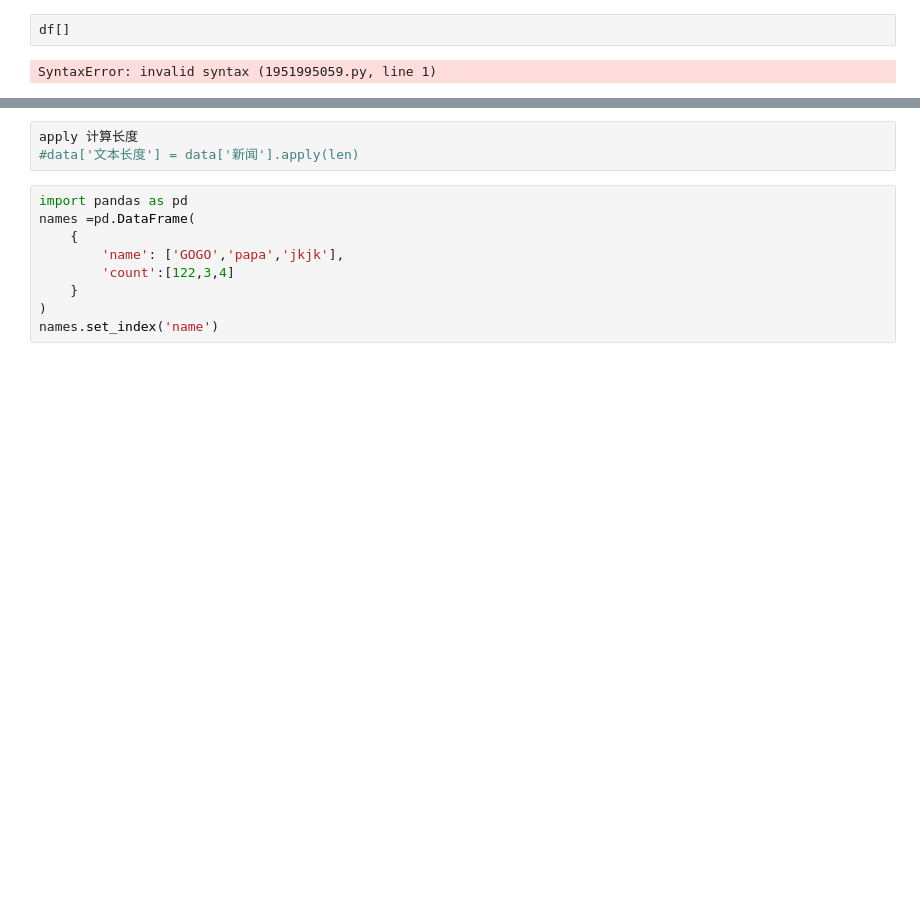
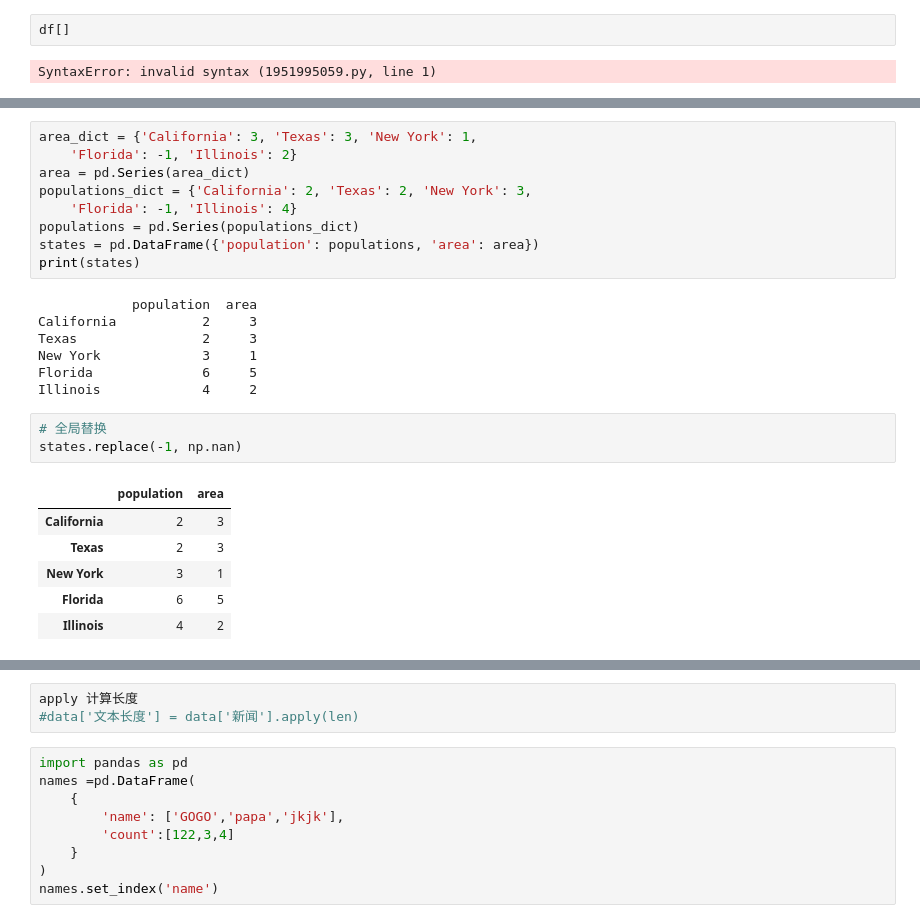
Before and after one commit to ddongzi/data-analysis, a Jupyter notebook: MLcook/Pandas.ipynb, the cells around one changed output, grey strips where cells are left out. Saved outputs shown, nothing was run; the diff lists cells and outputs as text; blank space fills up the shorter version.

```diff
--- a/MLcook/Pandas.ipynb
+++ b/MLcook/Pandas.ipynb
@@ -2118,0 +2337,26 @@ SyntaxError: invalid syntax (1951995059.py, line 1)
+# %%
+area_dict = {'California': 3, 'Texas': 3, 'New York': 1,
+    'Florida': -1, 'Illinois': 2}
+area = pd.Series(area_dict)
+populations_dict = {'California': 2, 'Texas': 2, 'New York': 3,
+    'Florida': -1, 'Illinois': 4}
+populations = pd.Series(populations_dict)
+states = pd.DataFrame({'population': populations, 'area': area})
+print(states)
+# %% [output]
+            population  area
+California           2     3
+Texas                2     3
+New York             3     1
+Florida              6     5
+Illinois             4     2
+# %%
+# 全局替换
+states.replace(-1, np.nan)
+# %% [output]
+|  | population | area |
+| California | 2 | 3 |
+| Texas | 2 | 3 |
+| New York | 3 | 1 |
+| Florida | 6 | 5 |
+| Illinois | 4 | 2 |
```
Also changed, not shown: parts of 210 cells of this notebook, 21 other files.
